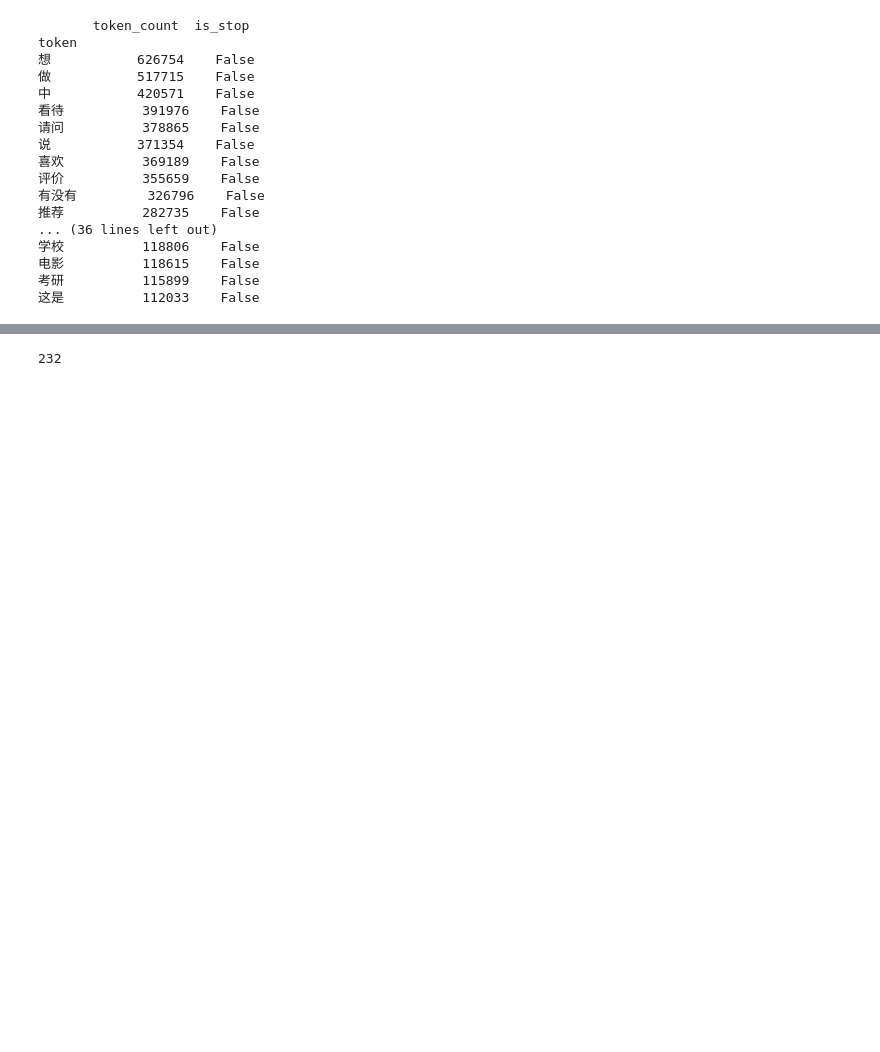
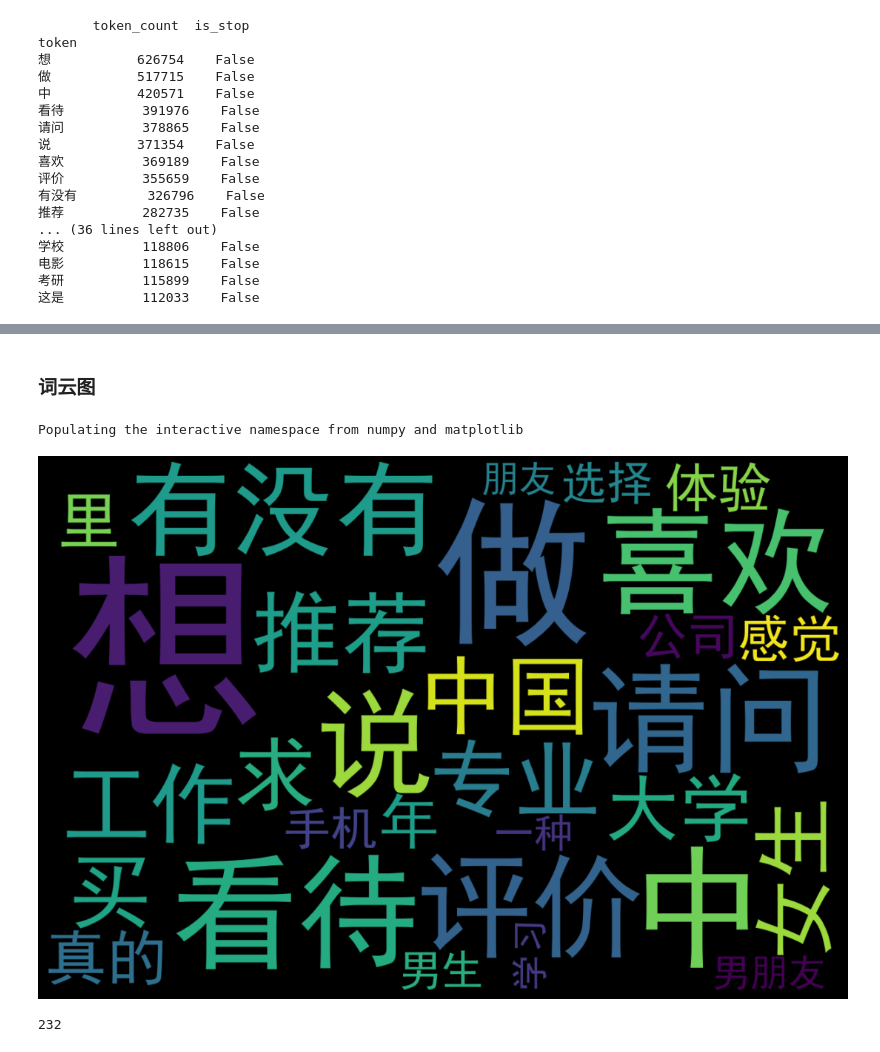
Before and after one commit to mikolaje/zhihu_display, a Jupyter notebook: analyze_question_title_words.ipynb, the cells around one changed output, grey strips where cells are left out. Drawn from its saved outputs; the diff is of its cells as text; code cells hidden in the pictures; blank space fills up the shorter version.

```diff
--- a/analyze_question_title_words.ipynb
+++ b/analyze_question_title_words.ipynb
@@ -91,3 +88,37 @@ token
+# %% [markdown]
+### 词云图
+# %%
+token_dict = {}
+
+#df_no_stop_word = df_no_stop_word.head(500)
+for each in df_no_stop_word.iterrows():
+    token = each[1]['token']
+    count = each[1]['token_count']
+    token_dict[token] = count
+
+#print(token_dict)
+
+from wordcloud import WordCloud
+
+wordcloud = WordCloud(font_path="data/SimHei.ttf",
+                      width=1200,
+                      height=800,
+                      max_font_size=300,
+                      min_font_size=2,
+                      max_words=2000,
+                      relative_scaling=1,
+                      margin=2,
+                      normalize_plurals=False).generate_from_frequencies(token_dict)
+
+%pylab inline
+import matplotlib.pyplot as plt
+plt.figure(figsize=(20,10), facecolor='k')
+plt.imshow(wordcloud, interpolation='bilinear')
+plt.axis("off")
+plt.tight_layout(pad=0)
+# %% [output]
+Populating the interactive namespace from numpy and matplotlib
+[figure, added]
 # %%
 country_set = set()
 with open('data/countries.txt', 'r') as f:
```
Also changed, not shown: parts of 1 cell of this notebook, 1 other file.
